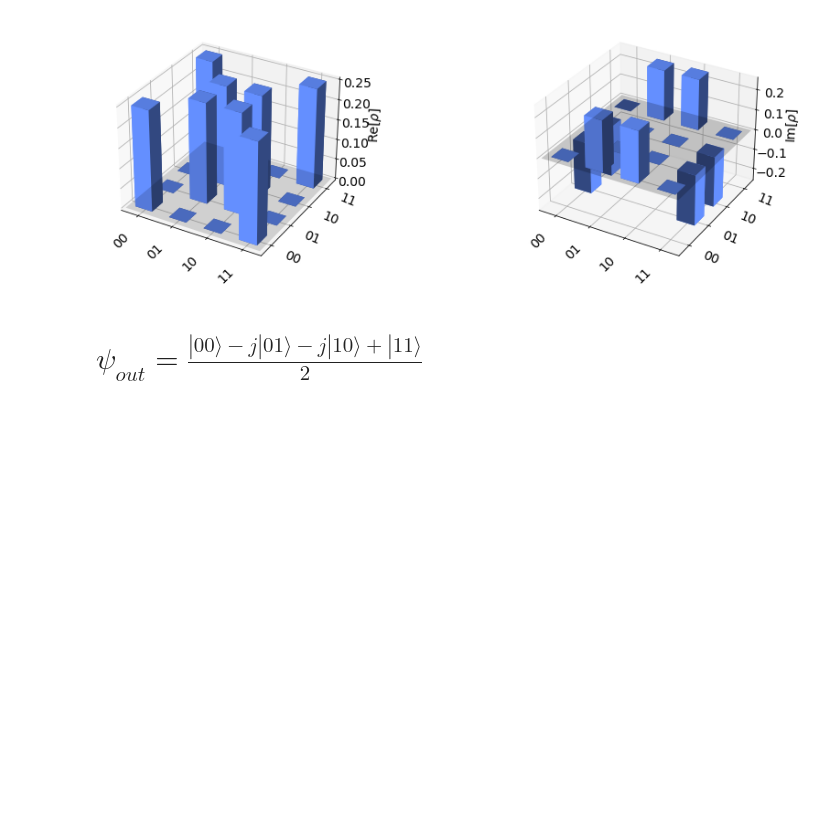
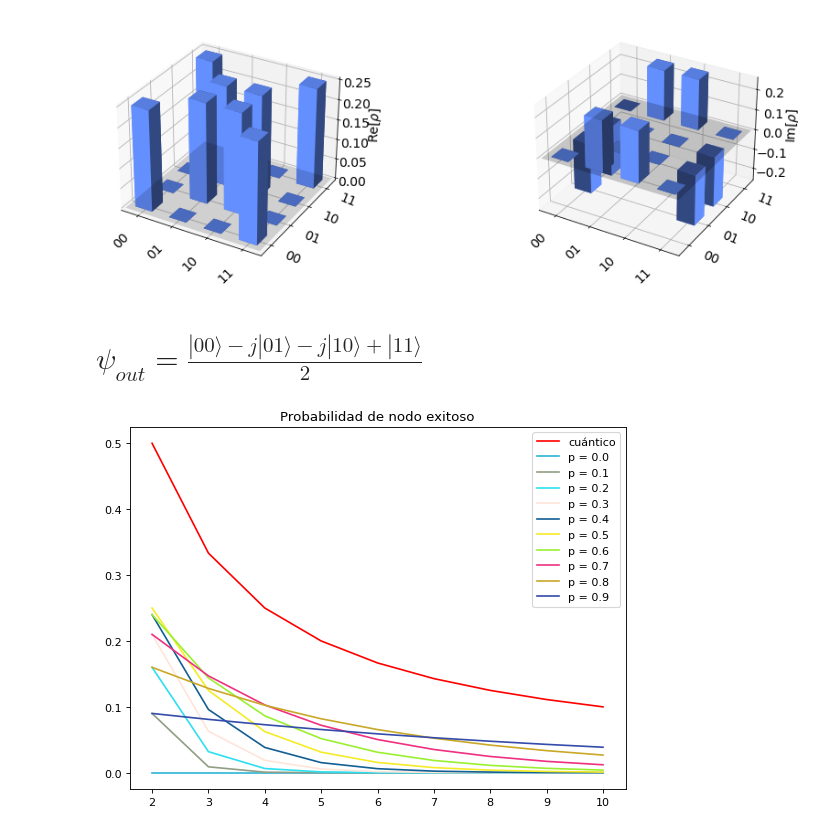
Before and after one commit to agustinsilva447/Quantum-Game-Theory, a Jupyter notebook: qikit-quantum-game-theory/notebooks/test_rotaciones.ipynb, the cells around one changed output. Drawn from its saved outputs; the diff is of its cells as text; code cells hidden in the pictures; blank space fills up the shorter version.

```diff
--- a/qikit-quantum-game-theory/notebooks/test_rotaciones.ipynb
+++ b/qikit-quantum-game-theory/notebooks/test_rotaciones.ipynb
@@ -219,3 +204,24 @@ c: 2/═════════════════════════
 [figure]
 # %% [markdown]
 # $\psi_{out} = \frac{|00\rangle - j |01\rangle - j |10\rangle + |11\rangle}{2}$
+# %%
+import numpy as np
+import matplotlib.pyplot as plt
+
+x = np.arange(2, 11, 1)
+f0 = 1 / x
+
+f = []
+
+plt.figure(figsize=(8, 6), dpi=80)
+plt.plot(x, f0,'red', label = 'cuántico')
+for p in np.arange(0,1,0.1):
+    f.append(np.power(p, x-1) * (1 - p)) # * ((np.power(2,x))/(np.power(2,x) - 1)))
+    colors = '#{:0>6}'.format(np.base_repr(np.random.choice(16777215), base=16))
+    plt.plot(x, f[-1],'red', color = colors, label = 'p = {}'.format(np.round(p,2)))
+
+plt.legend()
+plt.title("Probabilidad de nodo exitoso")
+plt.show()
+# %% [output]
+[figure, new version]
```
Also changed, not shown: parts of 1 cell of this notebook, 1 other file.
